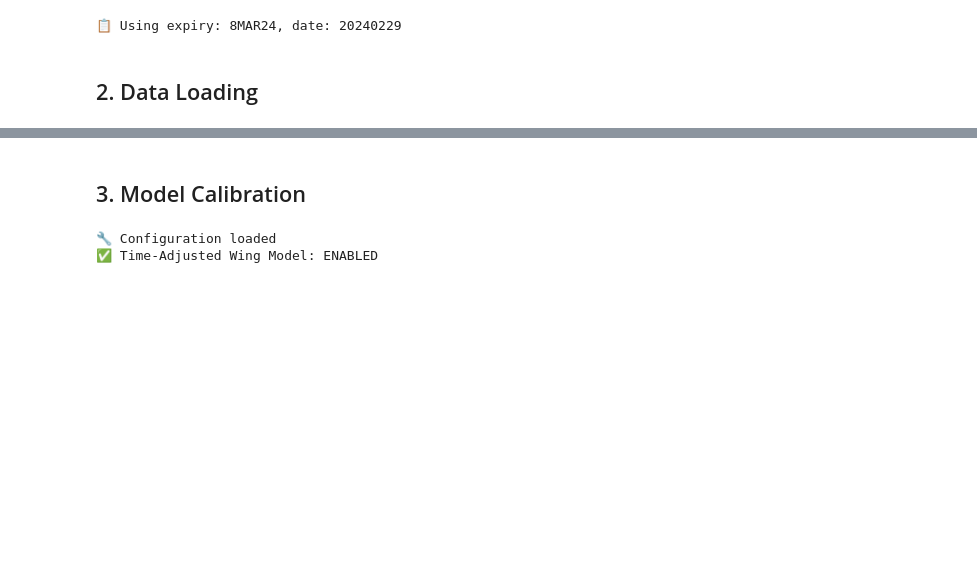
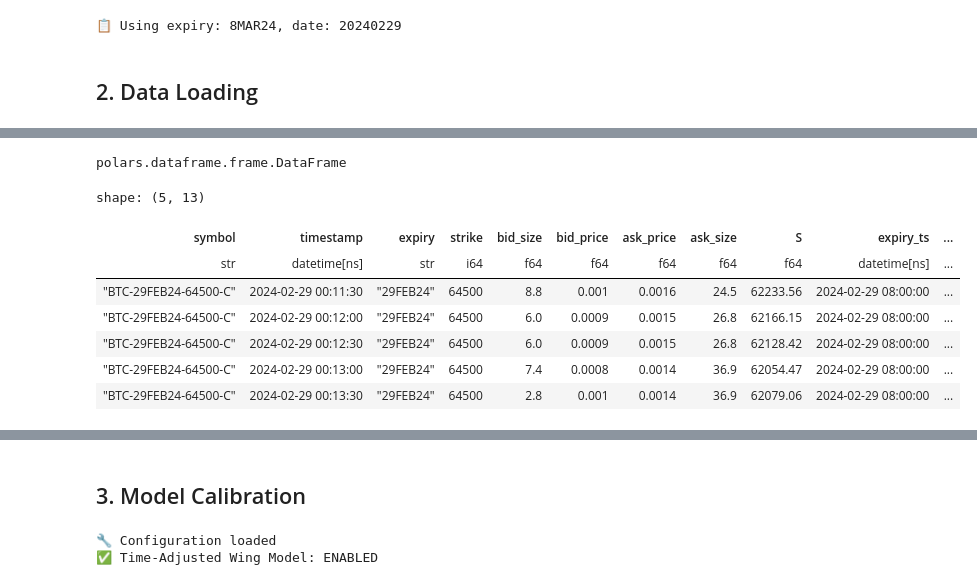
Before and after one commit to hertzC/Baseoffset-and-Volatility-Fitting-Manager, a Jupyter notebook: notebooks/volatility_fitting.ipynb, the cells around one changed output, grey strips where cells are left out. Cells and saved outputs as stored; diff of their text form; code cells hidden in the pictures; blank space fills up the shorter version.

```diff
--- a/notebooks/volatility_fitting.ipynb
+++ b/notebooks/volatility_fitting.ipynb
@@ -62 +61,16 @@ Available expiries: ['27DEC24', '22MAR24', '8MAR24', '15MAR24', '2MAR24', '27SEP
 📊 Loaded 41 option contracts for 8MAR24
+# %%
+type(df_option_md)
+# %% [output]
+polars.dataframe.frame.DataFrame
+# %%
+df_option_md.filter(pl.col('symbol')=='BTC-29FEB24-64500-C').head()
+# %% [output]
+shape: (5, 13)
+| symbol | timestamp | expiry | strike | bid_size | bid_price | ask_price | ask_size | S | expiry_ts | ... |
+| str | datetime[ns] | str | i64 | f64 | f64 | f64 | f64 | f64 | datetime[ns] | ... |
+| "BTC-29FEB24-64500-C" | 2024-02-29 00:11:30 | "29FEB24" | 64500 | 8.8 | 0.001 | 0.0016 | 24.5 | 62233.56 | 2024-02-29 08:00:00 | ... |
+| "BTC-29FEB24-64500-C" | 2024-02-29 00:12:00 | "29FEB24" | 64500 | 6.0 | 0.0009 | 0.0015 | 26.8 | 62166.15 | 2024-02-29 08:00:00 | ... |
+| "BTC-29FEB24-64500-C" | 2024-02-29 00:12:30 | "29FEB24" | 64500 | 6.0 | 0.0009 | 0.0015 | 26.8 | 62128.42 | 2024-02-29 08:00:00 | ... |
+| "BTC-29FEB24-64500-C" | 2024-02-29 00:13:00 | "29FEB24" | 64500 | 7.4 | 0.0008 | 0.0014 | 36.9 | 62054.47 | 2024-02-29 08:00:00 | ... |
+| "BTC-29FEB24-64500-C" | 2024-02-29 00:13:30 | "29FEB24" | 64500 | 2.8 | 0.001 | 0.0014 | 36.9 | 62079.06 | 2024-02-29 08:00:00 | ... |
```
Also changed, not shown: parts of 46 cells of this notebook, 16 other files.
